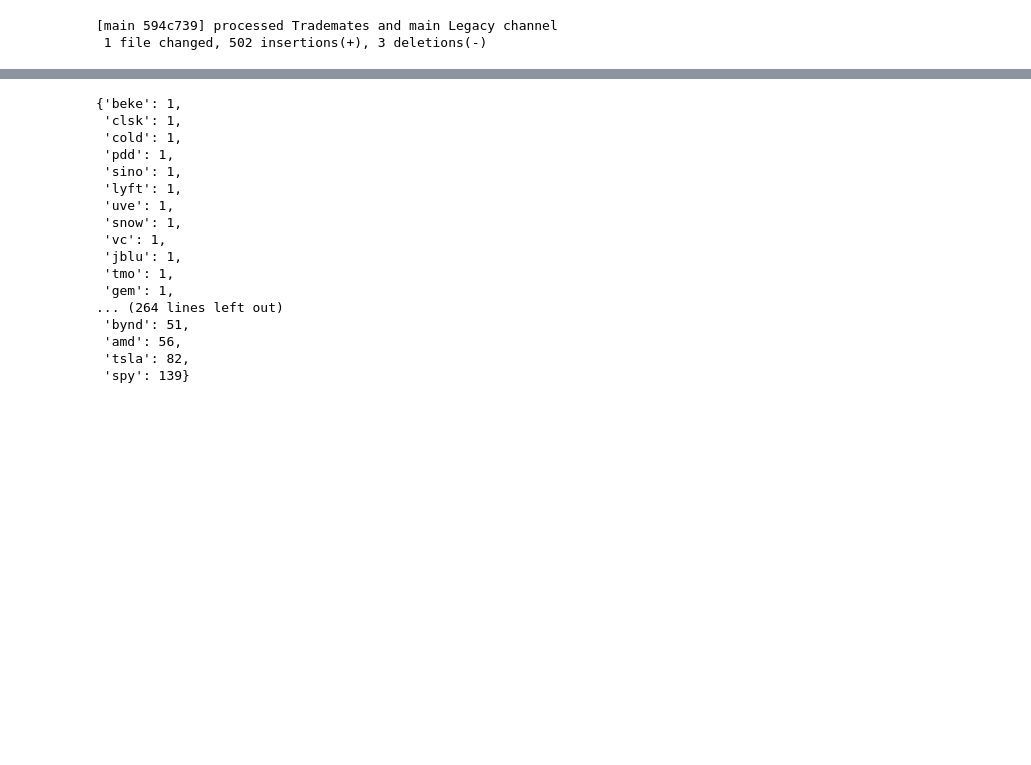
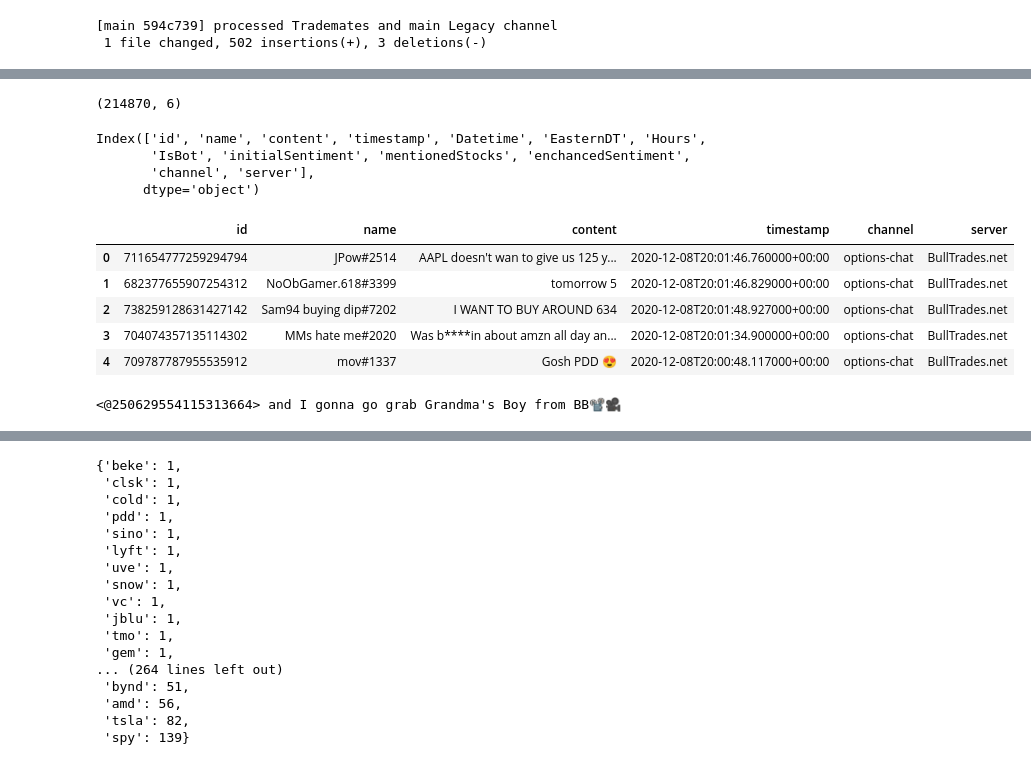
Before and after one commit to dgustave/Retail-Sentiment, a Jupyter notebook: NLP/CommentProcessFlow.ipynb, the cells around one changed output, grey strips where cells are left out. Drawn from its saved outputs; the diff is of its cells as text; code cells hidden in the pictures; blank space fills up the shorter version.

Commit message:
create database store with all data and features

```diff
--- a/NLP/CommentProcessFlow.ipynb
+++ b/NLP/CommentProcessFlow.ipynb
@@ -1505,0 +1489,31 @@ def getalldata(folder):
+# %%
+def getalldata(folder):
+    master_df = pd.DataFrame(columns=["id", "name", "content", "timestamp"])
+    tree = os.walk(folder)
+    for folders, subfolder, files in tree:
+        if folders == "../data/raw":
+            next
+        else:
+
+            for file in files: # get database file
+                #print(folders)
+                print("\n")
+                connection_str = folders.replace("\\", "/") +"/" + file #setup connection string
+                conek = sqlite3.connect(connection_str)
+                mycur = conek.cursor()
+                mycur.execute("SELECT name FROM sqlite_master WHERE type='table' ORDER BY name") #get available tables
+                available_tables = mycur.fetchall()
+                server_name = folders.replace("../data/raw\\", "") #server name to append to df
+
+                channel_name = file.replace(".db", "") # channel name to append to df
+
+                for i, tbl in enumerate(available_tables):
+                    df = pd.read_sql(f"SELECT * FROM {tbl[0]}", con=conek)
+                    df["channel"] = channel_name
+                    df["server"] = server_name
+                    master_df = pd.concat([master_df, df], axis=0, ignore_index=True)
+                conek.close()
+                print(f"processed {channel_name}. Beep Bop Boop.....")
+    return master_df
+# %%
+monster_df = getalldata("../data/raw")
@@ -1505,0 +1538,24 @@ def getalldata(folder):
+# %%
+monster_df.shape
+# %% [output]
+(214870, 6)
+# %%
+monster_df = monster_df.drop_duplicates()
+# %%
+monster_df = monster_df.reset_index(drop=True)
+# %%
+master_data_frame.columns
+# %% [output]
+Index(['id', 'name', 'content', 'timestamp', 'Datetime', 'EasternDT', 'Hours',
+       'IsBot', 'initialSentiment', 'mentionedStocks', 'enchancedSentiment',
+       'channel', 'server'],
+      dtype='object')
+# %%
+monster_df.head()
+# %% [output]
+|  | id | name | content | timestamp | channel | server |
+| 0 | 711654777259294794 | JPow#2514 | AAPL doesn't wan to give us 125 y... | 2020-12-08T20:01:46.760000+00:00 | options-chat | BullTrades.net |
+| 1 | 682377655907254312 | NoObGamer.618#3399 | tomorrow 5 | 2020-12-08T20:01:46.829000+00:00 | options-chat | BullTrades.net |
+| 2 | 738259128631427142 | Sam94 buying dip#7202 | I WANT TO BUY AROUND 634 | 2020-12-08T20:01:48.927000+00:00 | options-chat | BullTrades.net |
+| 3 | 704074357135114302 | MMs hate me#2020 | Was b****in about amzn all day an... | 2020-12-08T20:01:34.900000+00:00 | options-chat | BullTrades.net |
+| 4 | 709787787955535912 | mov#1337 | Gosh PDD 😍 | 2020-12-08T20:00:48.117000+00:00 | options-chat | BullTrades.net |
@@ -1505,0 +1599,7 @@ def getalldata(folder):
+# %%
+eel =  ['\U0001fa91', '🛌', '🕺', '🌎', '🙁', '🥃', '⚰', '\U0001f971', '🦈', '🖖', '📽']
+for com in monster_df.content.values:
+    if eel[10] in com:
+        print(com)
+# %% [output]
+<@250629554115313664> and I gonna go grab Grandma's Boy from BB📽️🎥
```
Also changed, not shown: parts of 43 cells of this notebook.
